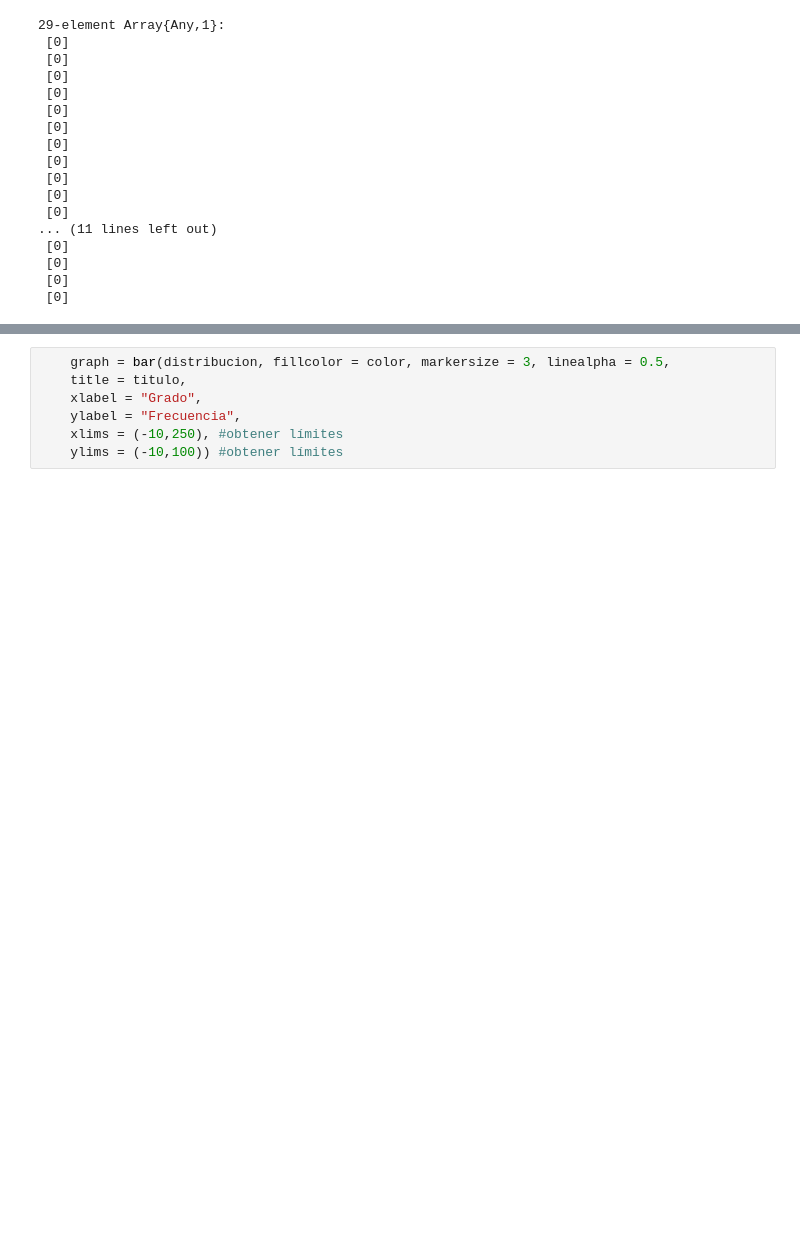
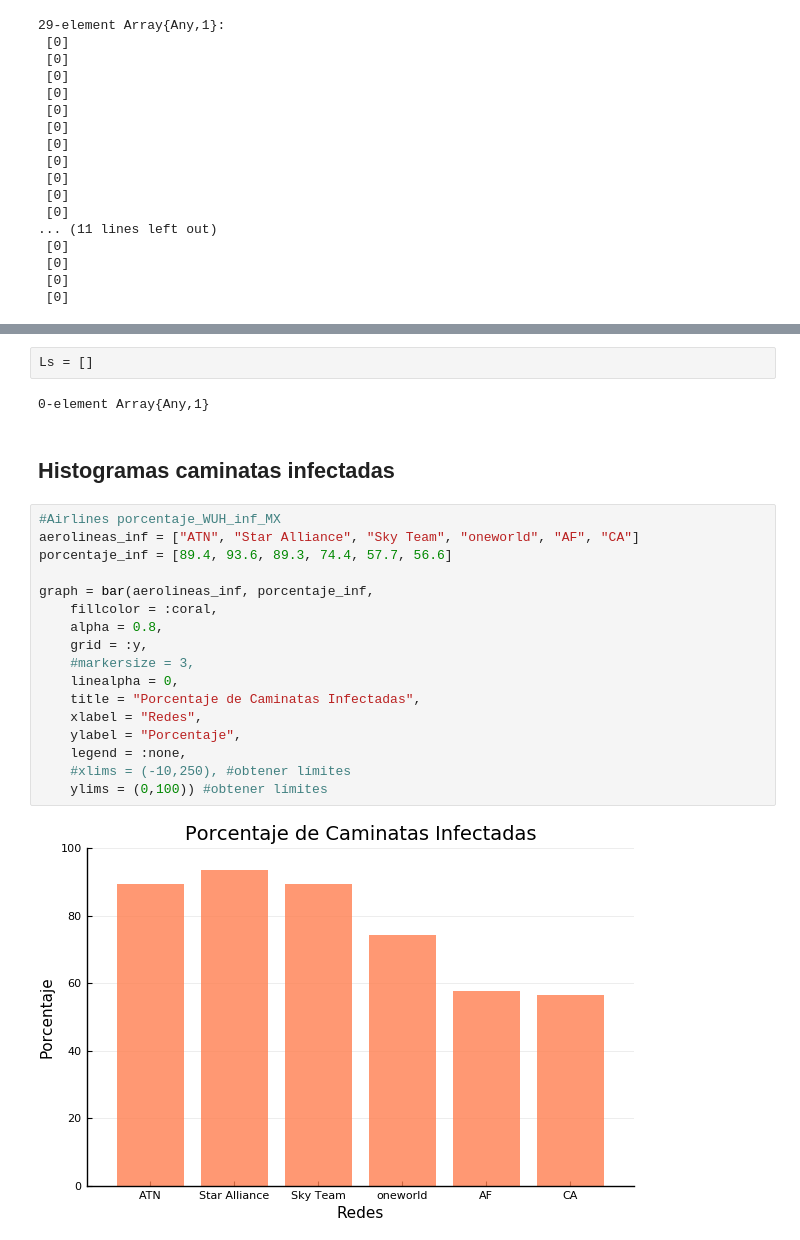
Before and after one commit to Yuriyama/Coronavirus, a Jupyter notebook: Graficas.ipynb, the cells around one changed output, grey strips where cells are left out. Cells and saved outputs as stored; diff of their text form; blank space fills up the shorter version.

Commit message:
Coeficientes de difusión e histogramas

```diff
--- a/Graficas.ipynb
+++ b/Graficas.ipynb
@@ -104,7 +151,25 @@ readdlm("/Users/yuriko/Downloads/codejulia/datart/aerolineas_matrices/nueva_list
+# %%
+Ls = []
+# %% [output]
+0-element Array{Any,1}
+# %% [markdown]
+## Histogramas caminatas infectadas
 # %%
-    graph = bar(distribucion, fillcolor = color, markersize = 3, linealpha = 0.5,
-    title = titulo,
-    xlabel = "Grado",
-    ylabel = "Frecuencia",
-    xlims = (-10,250), #obtener límites
-    ylims = (-10,100)) #obtener límites
+#Airlines porcentaje_WUH_inf_MX
+aerolineas_inf = ["ATN", "Star Alliance", "Sky Team", "oneworld", "AF", "CA"]
+porcentaje_inf = [89.4, 93.6, 89.3, 74.4, 57.7, 56.6]
+
+graph = bar(aerolineas_inf, porcentaje_inf,
+    fillcolor = :coral,
+    alpha = 0.8,
+    grid = :y,
+    #markersize = 3,
+    linealpha = 0,
+    title = "Porcentaje de Caminatas Infectadas",
+    xlabel = "Redes",
+    ylabel = "Porcentaje",
+    legend = :none,
+    #xlims = (-10,250), #obtener límites
+    ylims = (0,100)) #obtener límites
+# %% [output]
+[figure, added]
```
Also changed, not shown: parts of 18 cells of this notebook.
